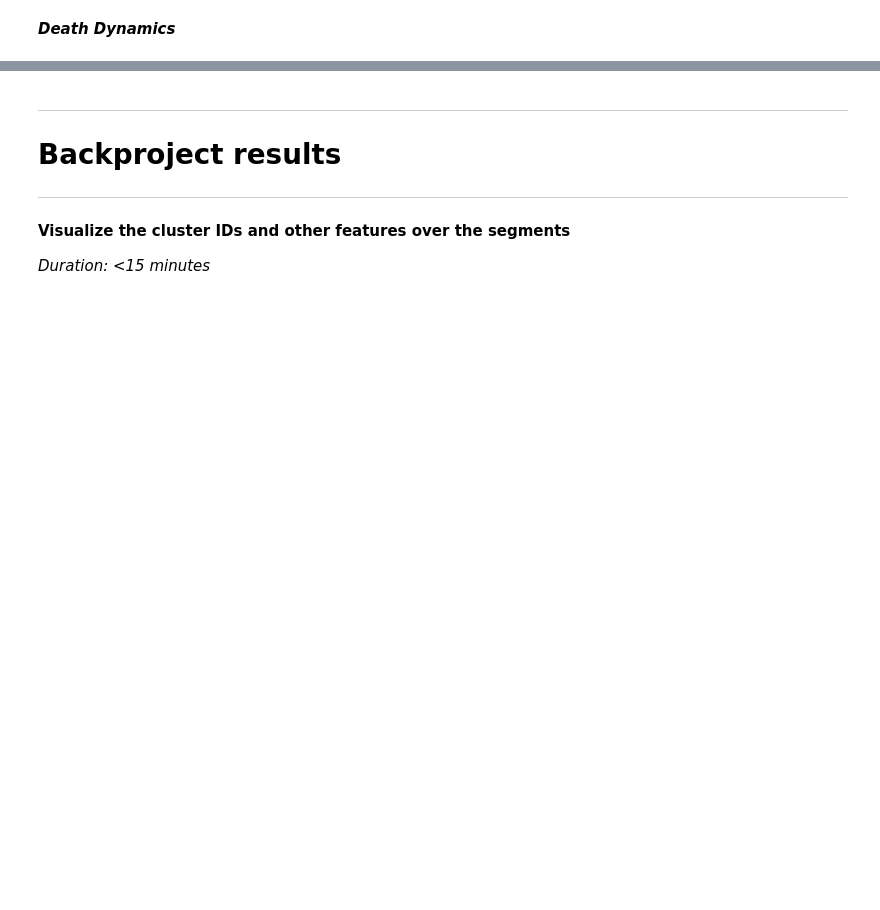
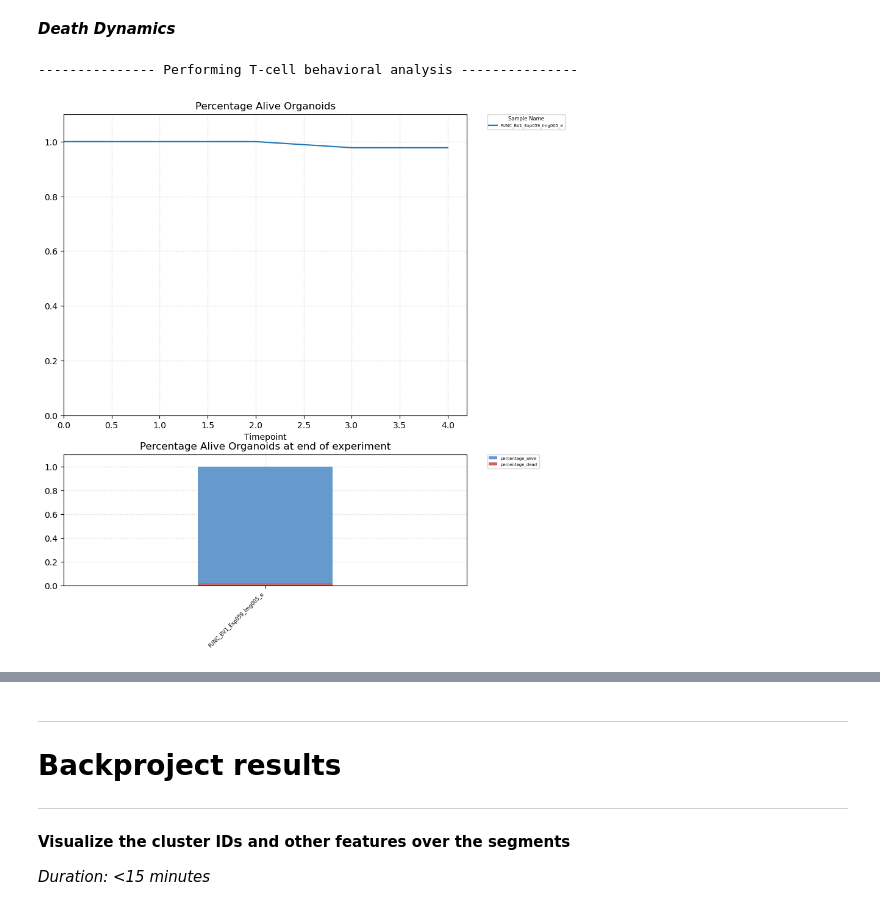
Before and after one commit to imAIgene-Dream3D/BEHAV3D, a Jupyter notebook: notebooks/run_behav3d.ipynb, the cells around one changed output, grey strips where cells are left out. Drawn from its saved outputs; the diff is of its cells as text; code cells hidden in the pictures; blank space fills up the shorter version.

Commit message:
Update run_behav3d.ipynb
Updated with widgets and the markdown

```diff
--- a/notebooks/run_behav3d.ipynb
+++ b/notebooks/run_behav3d.ipynb
@@ -574,7 +586,11 @@ df_tracks_filt = filter_organoid_tracks(
 # %% [markdown]
 ***Death Dynamics*** <br>
 # %%
+# Run Organoid death analysis
 df_tracks_clustered = run_organoid_analysis(
     output_dir=output_dir,
-    dead_perc_threshold=0.05
+    dead_perc_threshold=0.0000001
     )
+# %% [output]
+--------------- Performing T-cell behavioral analysis ---------------
+[figure, added]
```
Also changed, not shown: parts of 15 cells of this notebook.
